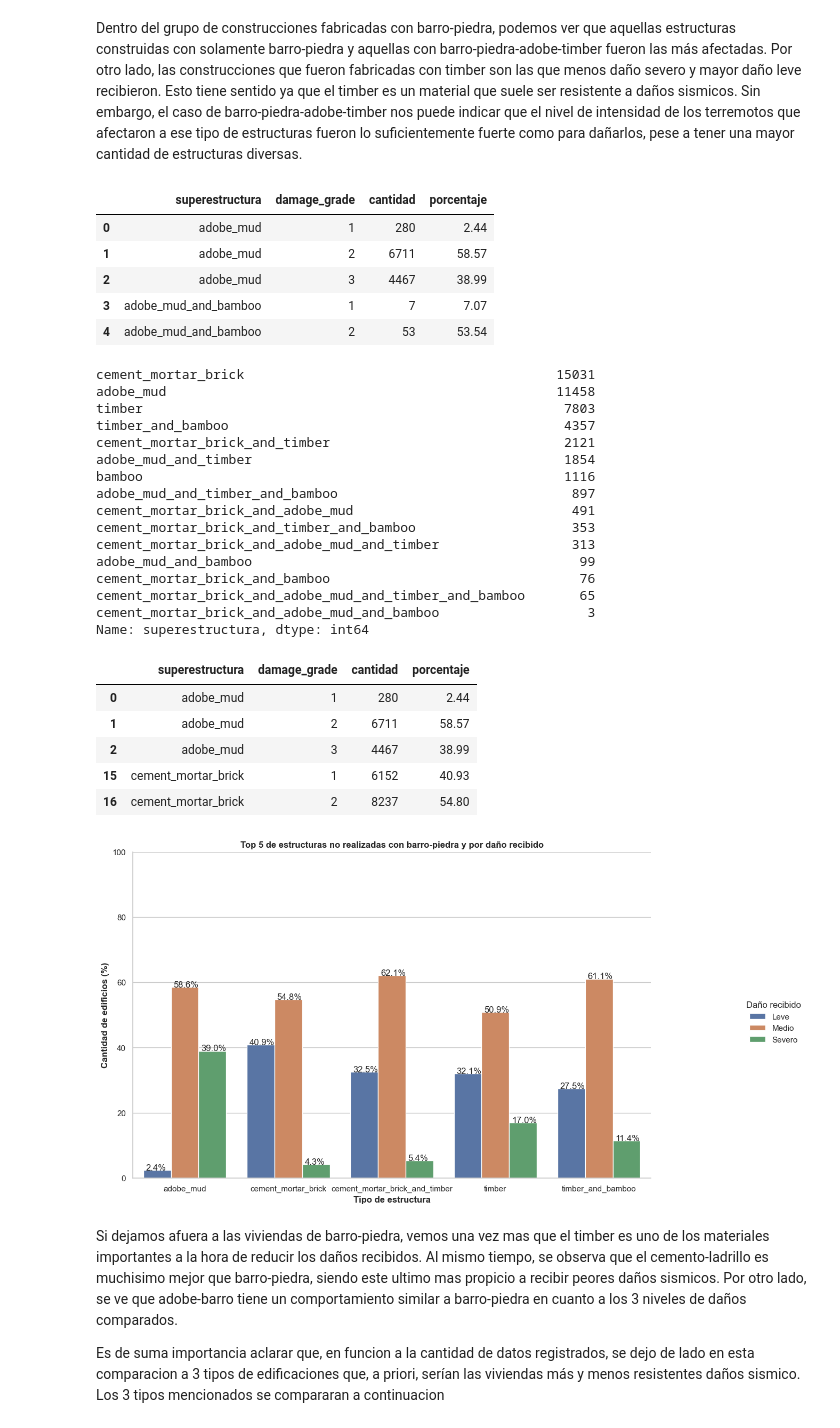
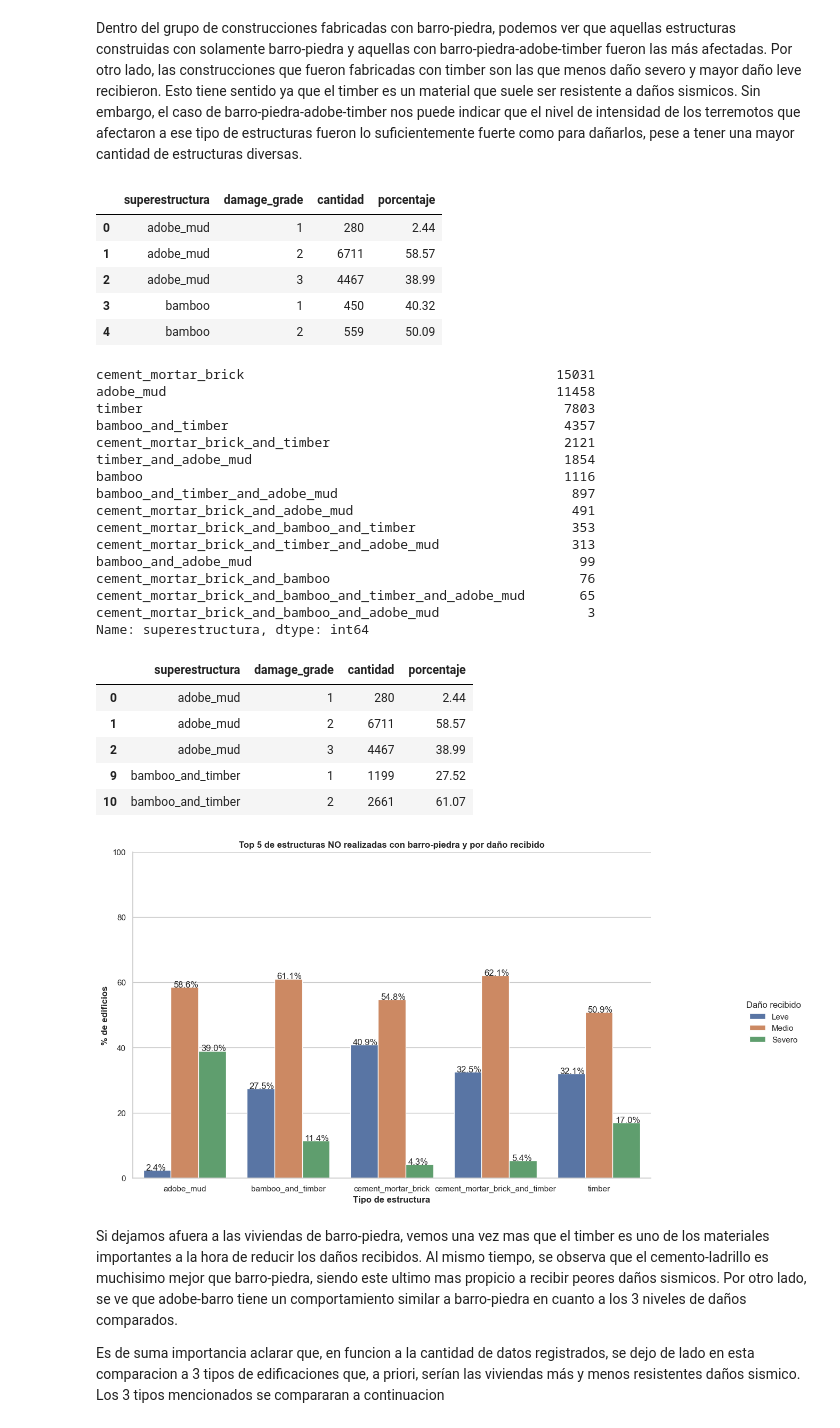
Before and after one commit to FacuMastri/richters-predictor-earthquake, a Jupyter notebook: tp1/1-analisis-exploratorio.ipynb, the cells around one changed output. Saved outputs shown, nothing was run; the diff lists cells and outputs as text; code cells hidden in the pictures.

```diff
--- a/tp1/1-analisis-exploratorio.ipynb
+++ b/tp1/1-analisis-exploratorio.ipynb
@@ -335,0 +345,6 @@ plt.show(g)
+# %%
+cant_materiales_y_danio = only_superstructure.merge(df_buildings, how='inner', on='building_id').loc[:, ['cant_materiales', 'damage_grade']]
+
+# Me quedo solo con aquellos casos de cant_materiales < 5 para graficar
+top_5_por_cant_materiales_y_danio = cant_materiales_y_danio.loc[cant_materiales_y_danio['cant_materiales'] <= 5, :]
+top_5_por_cant_materiales_y_danio
@@ -335,0 +366,20 @@ plt.show(g)
+# %%
+top_5_por_cant_materiales_y_danio_pct = top_5_por_cant_materiales_y_danio.groupby('cant_materiales')['damage_grade'].value_counts(normalize=True)
+top_5_por_cant_materiales_y_danio_pct = top_5_por_cant_materiales_y_danio_pct.mul(100)
+top_5_por_cant_materiales_y_danio_pct = top_5_por_cant_materiales_y_danio_pct.rename('porcentaje').reset_index()
+
+g = sns.catplot(x='cant_materiales', y='porcentaje', hue='damage_grade', kind='bar', data=top_5_por_cant_materiales_y_danio_pct)
+g.ax.set_ylim(0,100)
+g.fig.set_size_inches(12, 7)
+g._legend.set_title('Daño recibido')
+new_labels = ['Leve', 'Medio', 'Severo']
+for x, y in zip(g._legend.texts, new_labels): x.set_text(y)
+for p in g.ax.patches:
+    texto = str(p.get_height().round(1)) + '%'
+    pos_x = p.get_x() + 0.025
+    pos_y = p.get_height()
+    g.ax.text(pos_x, pos_y, texto)
+plt.ylabel('% de edificios', weight='bold')
+plt.xlabel('Cantidad de superestructuras utilizadas', weight='bold')
+plt.title('Top 5 de cantidad de superestructuras por daño recibido', weight='bold')
+plt.show(g)
@@ -470,6 +526,8 @@ array(['mud_mortar_stone', 'mud_mortar_stone_and_adobe_mud',
 # %%
 # Cambio los nombres para poder plottear bien y que los nombres no se superpongan
 top_5_estructuras_y_daño_mud_stone['superestructura'].replace({'mud_mortar_stone': 'solo_barro_piedra', 'mud_mortar_stone_and_adobe_mud': 'con_adobe',\
-                                                              'mud_mortar_stone_and_adobe_mud_and_timber': 'con_adobe_y_timber', \
+                                                              'mud_mortar_stone_and_adobe_mud_and_timber': 'con_adobe_y_timber',\
+                                                               'mud_mortar_stone_and_timber_and_adobe_mud': 'con_adobe_y_timber',\
                                                               'mud_mortar_stone_and_timber': 'con_timber',\
-                                                              'mud_mortar_stone_and_timber_and_bamboo': 'con_timber_y_bamboo'}, inplace=True)
+                                                              'mud_mortar_stone_and_timber_and_bamboo': 'con_timber_y_bamboo',\
+                                                              'bamboo_and_mud_mortar_stone_and_timber': 'con_timber_y_bamboo'}, inplace=True)
@@ -506,8 +569,8 @@ cantidad_por_tipo_y_danio_sin_mud_stone.head()
 | 0 | adobe_mud | 1 | 280 | 2.44 |
 | 1 | adobe_mud | 2 | 6711 | 58.57 |
 | 2 | adobe_mud | 3 | 4467 | 38.99 |
-| 3 | adobe_mud_and_bamboo | 1 | 7 | 7.07 |
-| 4 | adobe_mud_and_bamboo | 2 | 53 | 53.54 |
+| 3 | bamboo | 1 | 450 | 40.32 |
+| 4 | bamboo | 2 | 559 | 50.09 |
 # %%
 aux = top_estructuras.loc[top_estructuras['mud_mortar_stone'] == 0, :]['superestructura'].value_counts()
 aux
@@ -515,18 +578,18 @@ aux
 cement_mortar_brick                                        15031
 adobe_mud                                                  11458
 timber                                                      7803
-timber_and_bamboo                                           4357
+bamboo_and_timber                                           4357
 cement_mortar_brick_and_timber                              2121
-adobe_mud_and_timber                                        1854
+timber_and_adobe_mud                                        1854
 bamboo                                                      1116
-adobe_mud_and_timber_and_bamboo                              897
+bamboo_and_timber_and_adobe_mud                              897
 cement_mortar_brick_and_adobe_mud                            491
-cement_mortar_brick_and_timber_and_bamboo                    353
-cement_mortar_brick_and_adobe_mud_and_timber                 313
-adobe_mud_and_bamboo                                          99
+cement_mortar_brick_and_bamboo_and_timber                    353
+cement_mortar_brick_and_timber_and_adobe_mud                 313
+bamboo_and_adobe_mud                                          99
 cement_mortar_brick_and_bamboo                                76
-cement_mortar_brick_and_adobe_mud_and_timber_and_bamboo       65
-cement_mortar_brick_and_adobe_mud_and_bamboo                   3
+cement_mortar_brick_and_bamboo_and_timber_and_adobe_mud       65
+cement_mortar_brick_and_bamboo_and_adobe_mud                   3
 Name: superestructura, dtype: int64
 # %%
 top_5_sin_mud_stone = aux[:5].index.tolist()
@@ -537,26 +600,26 @@ top_5_estructuras_y_daño_sin_mud_stone.head()
 | 0 | adobe_mud | 1 | 280 | 2.44 |
 | 1 | adobe_mud | 2 | 6711 | 58.57 |
 | 2 | adobe_mud | 3 | 4467 | 38.99 |
-| 15 | cement_mortar_brick | 1 | 6152 | 40.93 |
-| 16 | cement_mortar_brick | 2 | 8237 | 54.80 |
+| 9 | bamboo_and_timber | 1 | 1199 | 27.52 |
+| 10 | bamboo_and_timber | 2 | 2661 | 61.07 |
 # %%
 g = sns.catplot(x='superestructura', y='porcentaje', hue='damage_grade', kind='bar', data=top_5_estructuras_y_daño_sin_mud_stone, orient='v')
 g.fig.set_size_inches(14, 7)
 g._legend.set_title('Daño recibido')
 g.ax.set_ylim(0, 100)
 new_labels = ['Leve', 'Medio', 'Severo']
 for x, y in zip(g._legend.texts, new_labels): x.set_text(y)
 for p in g.ax.patches:
     texto = str(p.get_height().round(1)) + '%'
     pos_x = p.get_x() + 0.025
     pos_y = p.get_height()
     g.ax.text(pos_x, pos_y, texto)
-plt.ylabel('Cantidad de edificios (%)', weight='bold')
+plt.ylabel('% de edificios', weight='bold')
 plt.xlabel("Tipo de estructura", weight='bold')
-plt.title("Top 5 de estructuras no realizadas con barro-piedra y por daño recibido", weight='bold')
+plt.title("Top 5 de estructuras NO realizadas con barro-piedra y por daño recibido", weight='bold')
 plt.show(g)
 # %% [output]
-[figure, old version]
+[figure, new version]
 # %% [markdown]
 Si dejamos afuera a las viviendas de barro-piedra, vemos una vez mas que el timber es uno de los materiales importantes a la hora de reducir los daños recibidos. Al mismo tiempo, se observa que el cemento-ladrillo es muchisimo mejor que barro-piedra, siendo este ultimo mas propicio a recibir peores daños sismicos. Por otro lado, se ve que adobe-barro tiene un comportamiento similar a barro-piedra en cuanto a los 3 niveles de daños comparados.
 
```
Also changed, not shown: parts of 29 cells of this notebook.
